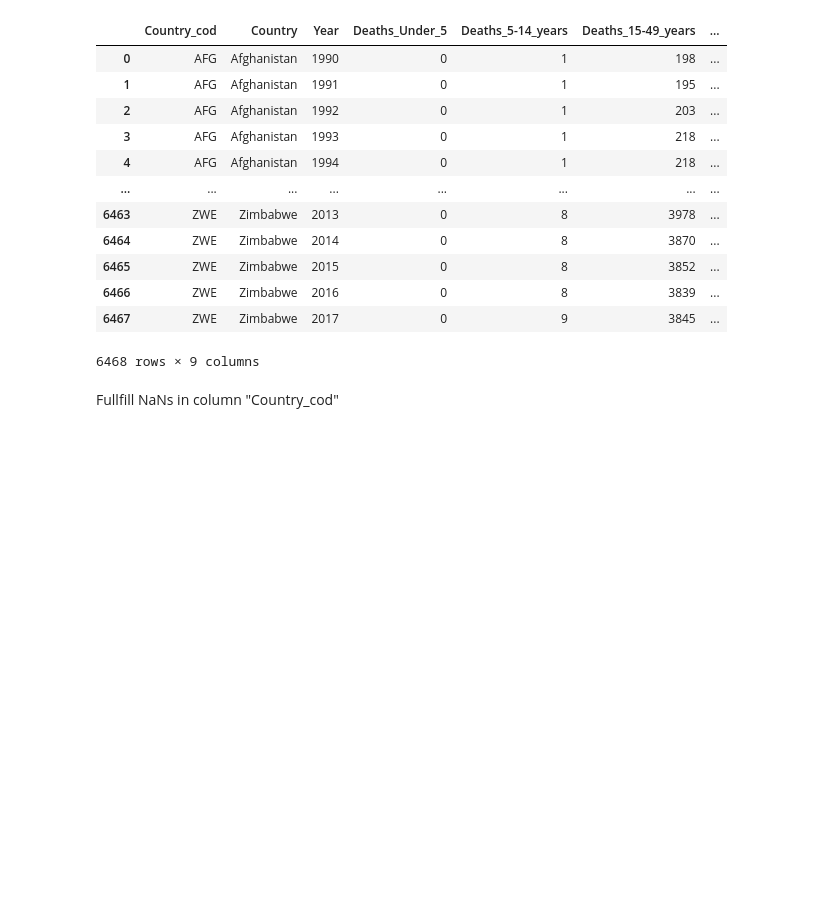
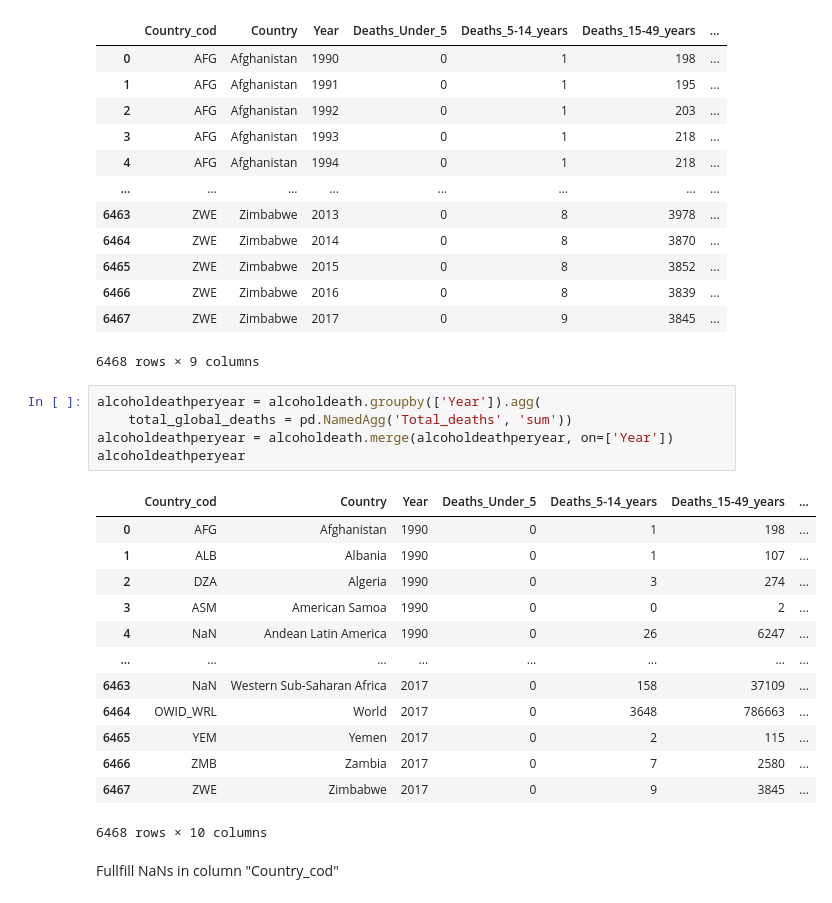
Before and after one commit to AndresCBF/IronHack, a Jupyter notebook: Projetos/History of Rock(1950-2020)/Rock and Alcohol Cosuption.ipynb, the cells around one changed output. Saved outputs shown, nothing was run; the diff lists cells and outputs as text; blank space fills up the shorter version.

```diff
--- a/Projetos/History of Rock(1950-2020)/Rock and Alcohol Cosuption.ipynb
+++ b/Projetos/History of Rock(1950-2020)/Rock and Alcohol Cosuption.ipynb
@@ -135,6 +135,25 @@ alcoholdeath
 | 6466 | ZWE | Zimbabwe | 2016 | 0 | 8 | 3839 | ... |
 | 6467 | ZWE | Zimbabwe | 2017 | 0 | 9 | 3845 | ... |
 6468 rows × 9 columns
+# %%
+alcoholdeathperyear = alcoholdeath.groupby(['Year']).agg(
+    total_global_deaths = pd.NamedAgg('Total_deaths', 'sum'))
+alcoholdeathperyear = alcoholdeath.merge(alcoholdeathperyear, on=['Year'])
+alcoholdeathperyear
+# %% [output]
+|  | Country_cod | Country | Year | Deaths_Under_5 | Deaths_5-14_years | Deaths_15-49_years | ... |
+| 0 | AFG | Afghanistan | 1990 | 0 | 1 | 198 | ... |
+| 1 | ALB | Albania | 1990 | 0 | 1 | 107 | ... |
+| 2 | DZA | Algeria | 1990 | 0 | 3 | 274 | ... |
+| 3 | ASM | American Samoa | 1990 | 0 | 0 | 2 | ... |
+| 4 | NaN | Andean Latin America | 1990 | 0 | 26 | 6247 | ... |
+| ... | ... | ... | ... | ... | ... | ... | ... |
+| 6463 | NaN | Western Sub-Saharan Africa | 2017 | 0 | 158 | 37109 | ... |
+| 6464 | OWID_WRL | World | 2017 | 0 | 3648 | 786663 | ... |
+| 6465 | YEM | Yemen | 2017 | 0 | 2 | 115 | ... |
+| 6466 | ZMB | Zambia | 2017 | 0 | 7 | 2580 | ... |
+| 6467 | ZWE | Zimbabwe | 2017 | 0 | 9 | 3845 | ... |
+6468 rows × 10 columns
 # %% [markdown]
 Fullfill NaNs in column "Country_cod"
 # %%
```
Also changed, not shown: parts of 8 cells of this notebook, 1 other file.
